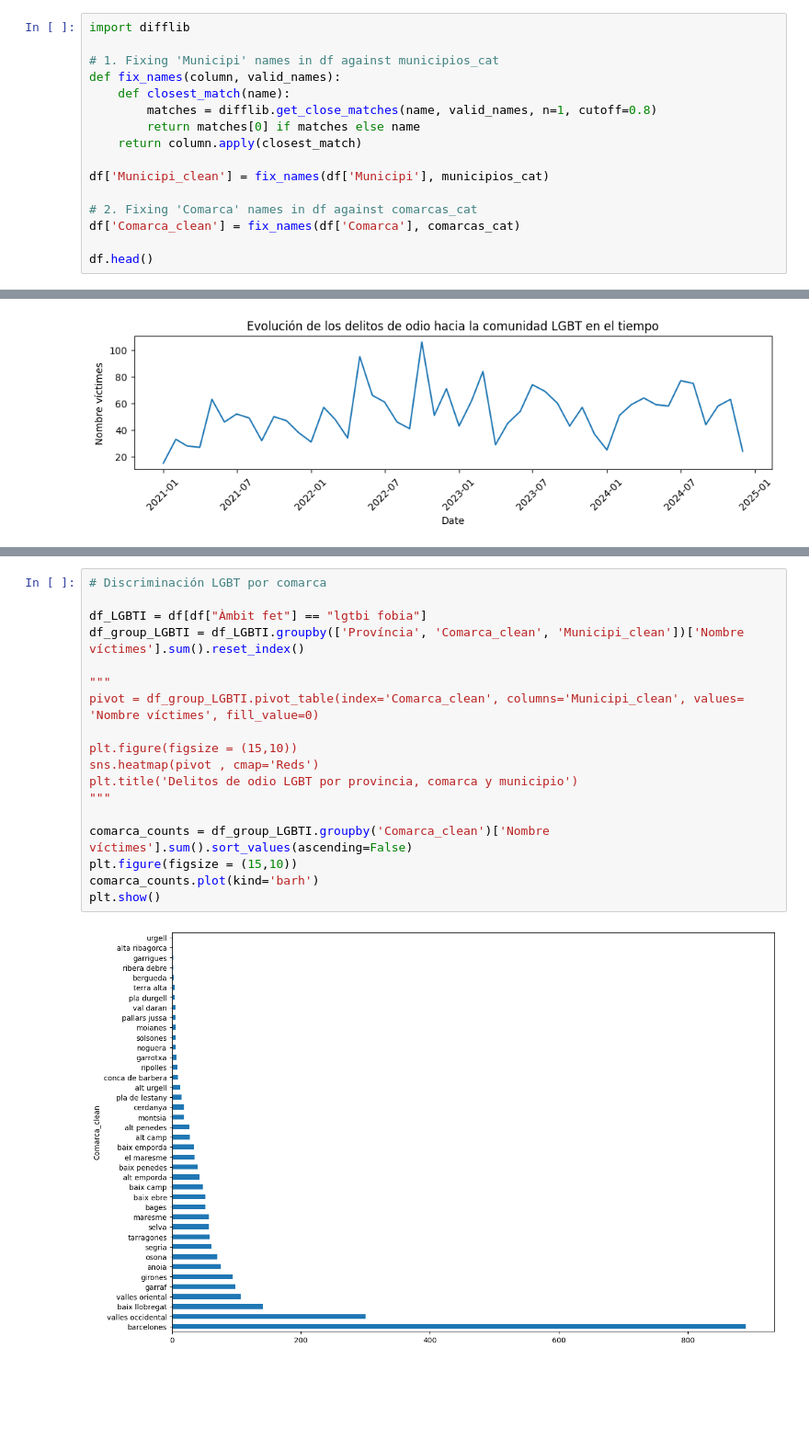
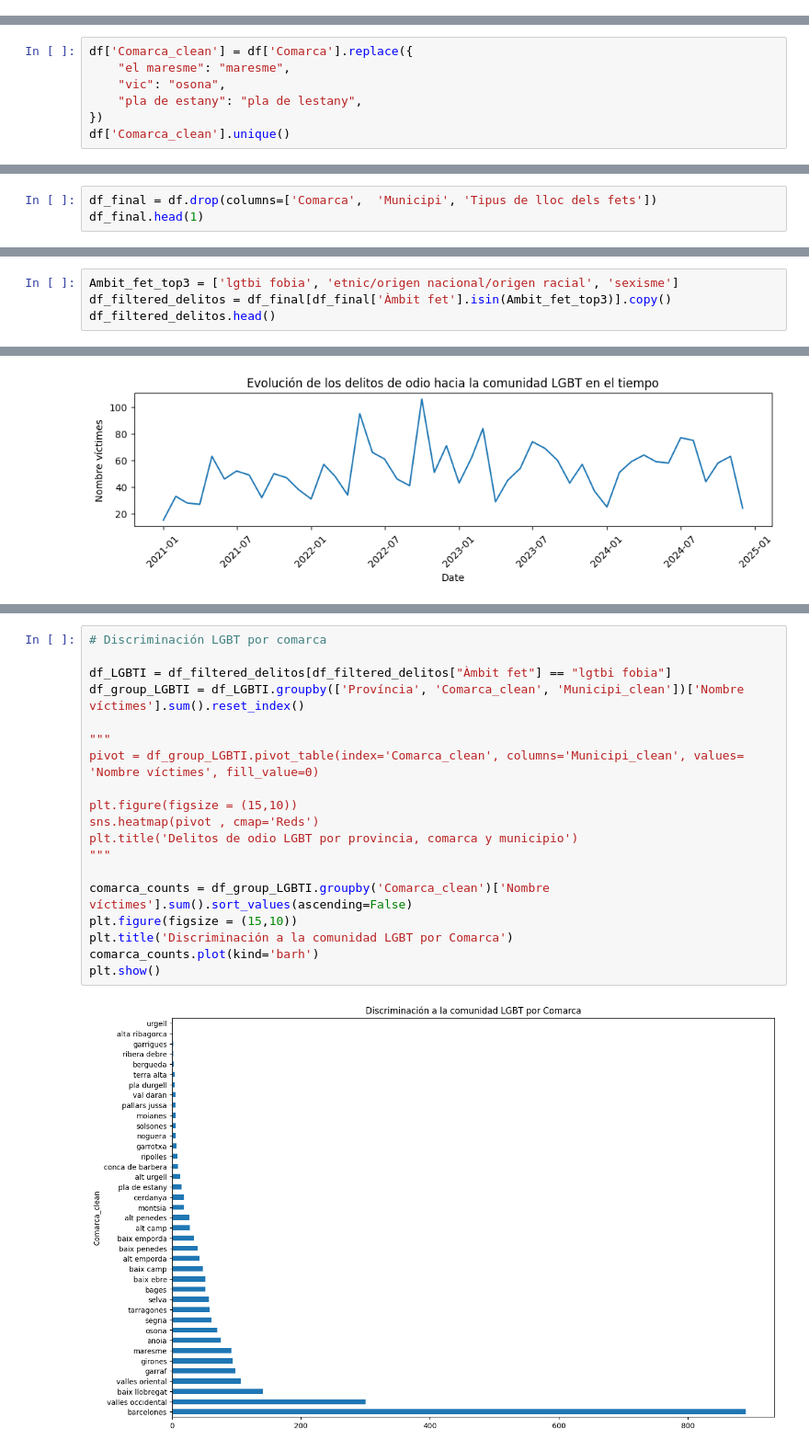
Before and after one commit to EFRdev/hate_crimes, a Jupyter notebook: hate_crimes.ipynb, the cells around one changed output, grey strips where cells are left out. Shown: that part at 92% size. Drawn from its saved outputs; the diff is of its cells as text; blank space fills up the shorter version.

```diff
--- a/hate_crimes.ipynb
+++ b/hate_crimes.ipynb
@@ -256,16 +325,0 @@ comarcas_cat = [
-# %%
-import difflib
-
-# 1. Fixing 'Municipi' names in df against municipios_cat
-def fix_names(column, valid_names):
-    def closest_match(name):
-        matches = difflib.get_close_matches(name, valid_names, n=1, cutoff=0.8)
-        return matches[0] if matches else name
-    return column.apply(closest_match)
-
-df['Municipi_clean'] = fix_names(df['Municipi'], municipios_cat)
-
-# 2. Fixing 'Comarca' names in df against comarcas_cat
-df['Comarca_clean'] = fix_names(df['Comarca'], comarcas_cat)
-
-df.head()
@@ -354,0 +326,7 @@ array(['barcelones', 'bages', 'maresme', 'valles oriental',
+# %%
+df['Comarca_clean'] = df['Comarca'].replace({
+    "el maresme": "maresme",
+    "vic": "osona",
+    "pla de estany": "pla de lestany",
+})
+df['Comarca_clean'].unique()
@@ -462,0 +365,3 @@ df_hate_crimes
+# %%
+df_final = df.drop(columns=['Comarca',	'Municipi',	'Tipus de lloc dels fets'])
+df_final.head(1)
@@ -485,0 +400,4 @@ df_group_by_LGBTI = df_LGBTI.groupby('Date')['Nombre víctimes'].sum().reset_ind
+# %%
+Ambit_fet_top3 = ['lgtbi fobia', 'etnic/origen nacional/origen racial', 'sexisme']
+df_filtered_delitos = df_final[df_final['Àmbit fet'].isin(Ambit_fet_top3)].copy()
+df_filtered_delitos.head()
@@ -513,20 +504,21 @@ Index(['Província', 'Comarca', 'Municipi', 'Tipus de lloc dels fets',
 # %%
 # Discriminación LGBT por comarca
 
-df_LGBTI = df[df["Àmbit fet"] == "lgtbi fobia"]
+df_LGBTI = df_filtered_delitos[df_filtered_delitos["Àmbit fet"] == "lgtbi fobia"]
 df_group_LGBTI = df_LGBTI.groupby(['Província', 'Comarca_clean', 'Municipi_clean'])['Nombre víctimes'].sum().reset_index()
 
 """
 pivot = df_group_LGBTI.pivot_table(index='Comarca_clean', columns='Municipi_clean', values= 'Nombre víctimes', fill_value=0)
 
 plt.figure(figsize = (15,10))
 sns.heatmap(pivot , cmap='Reds')
 plt.title('Delitos de odio LGBT por provincia, comarca y municipio')
 """
 
 comarca_counts = df_group_LGBTI.groupby('Comarca_clean')['Nombre víctimes'].sum().sort_values(ascending=False)
 plt.figure(figsize = (15,10))
+plt.title('Discriminación a la comunidad LGBT por Comarca')
 comarca_counts.plot(kind='barh')
 plt.show()
 # %% [output]
-[figure, old version]
+[figure, new version]
```
Also changed, not shown: parts of 42 cells of this notebook, 40 other files.
